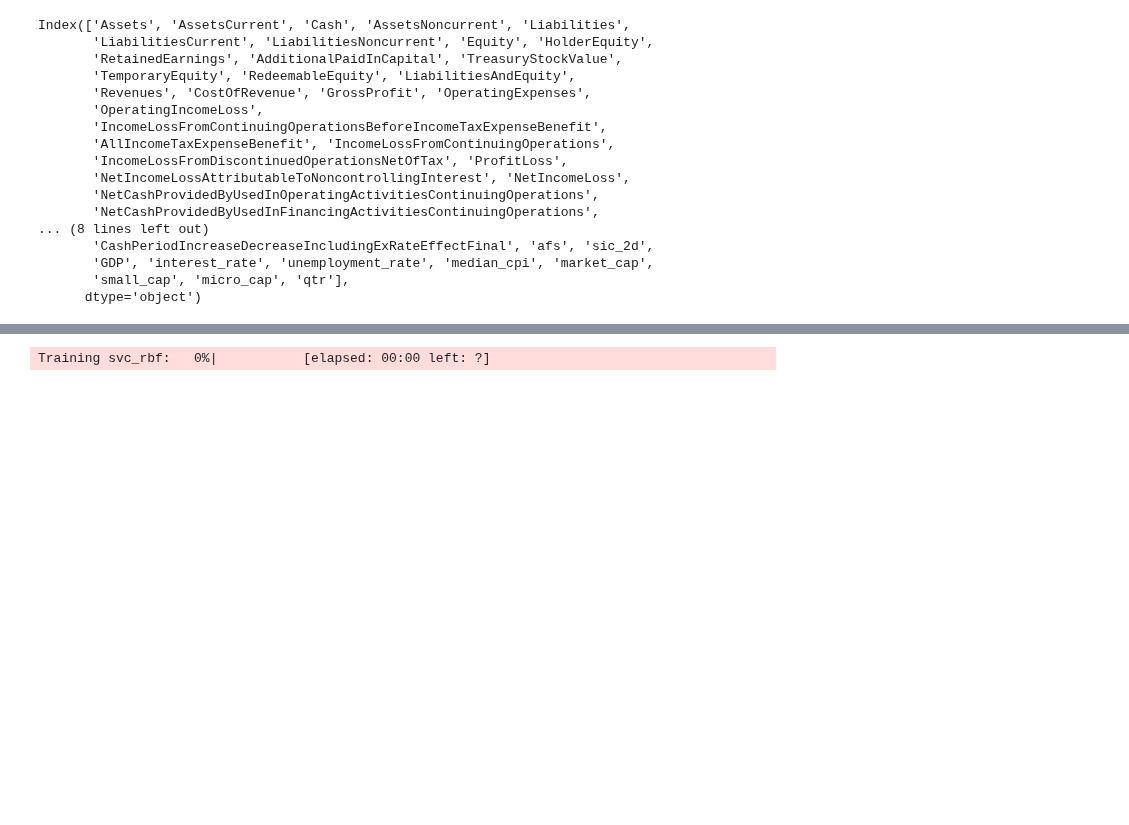
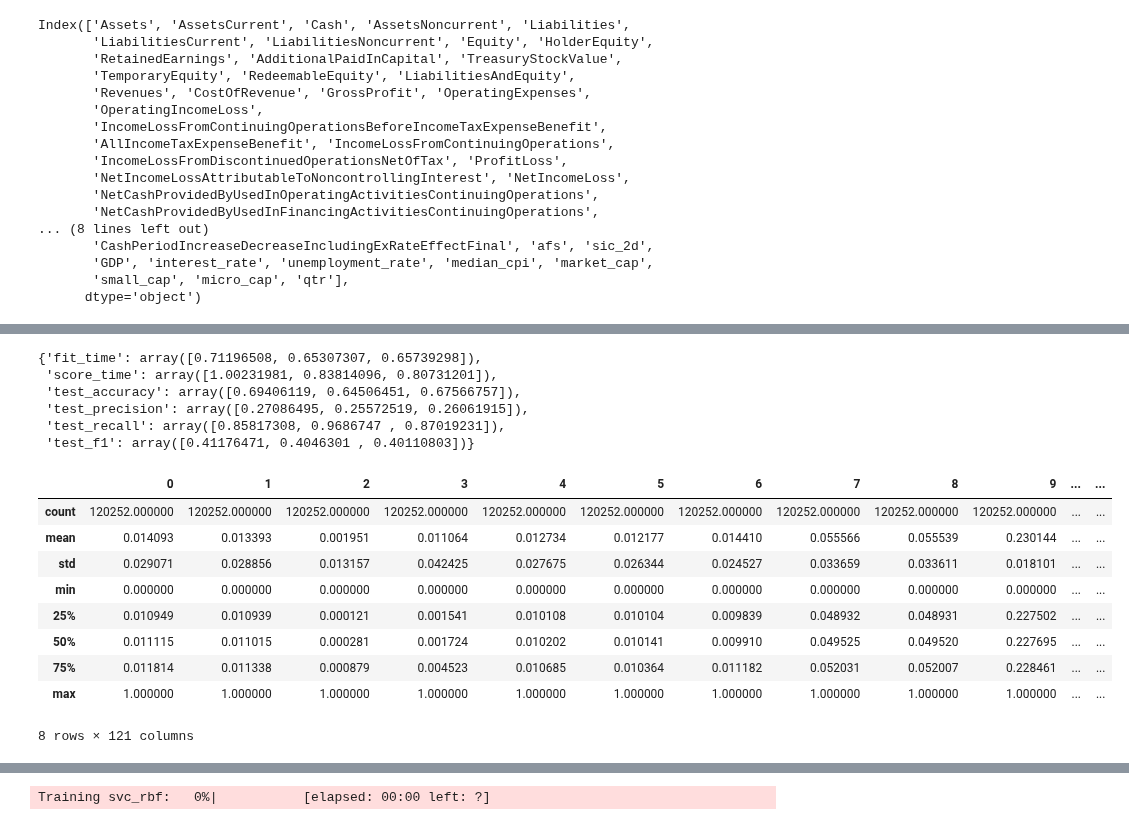
Before and after one commit to cnance09/Small-Cap-Scout, a Jupyter notebook: notebooks/preprocessor_EG_Day6.ipynb, the cells around one changed output, grey strips where cells are left out. Cells and saved outputs as stored; diff of their text form; code cells hidden in the pictures; blank space fills up the shorter version.

```diff
--- a/notebooks/preprocessor_EG_Day6.ipynb
+++ b/notebooks/preprocessor_EG_Day6.ipynb
@@ -516,0 +634,22 @@ Model saved to: ~/models/knn_2024-09-10_23-07-47.pkl
+# %%
+cv_metrics
+# %% [output]
+{'fit_time': array([0.71196508, 0.65307307, 0.65739298]),
+ 'score_time': array([1.00231981, 0.83814096, 0.80731201]),
+ 'test_accuracy': array([0.69406119, 0.64506451, 0.67566757]),
+ 'test_precision': array([0.27086495, 0.25572519, 0.26061915]),
+ 'test_recall': array([0.85817308, 0.9686747 , 0.87019231]),
+ 'test_f1': array([0.41176471, 0.4046301 , 0.40110803])}
+# %%
+pd.DataFrame(X_train_qtr_processed).describe()
+# %% [output]
+|  | 0 | 1 | 2 | 3 | 4 | 5 | 6 | 7 | 8 | 9 | ... | ... |
+| count | 120252.000000 | 120252.000000 | 120252.000000 | 120252.000000 | 120252.000000 | 120252.000000 | 120252.000000 | 120252.000000 | 120252.000000 | 120252.000000 | ... | ... |
+| mean | 0.014093 | 0.013393 | 0.001951 | 0.011064 | 0.012734 | 0.012177 | 0.014410 | 0.055566 | 0.055539 | 0.230144 | ... | ... |
+| std | 0.029071 | 0.028856 | 0.013157 | 0.042425 | 0.027675 | 0.026344 | 0.024527 | 0.033659 | 0.033611 | 0.018101 | ... | ... |
+| min | 0.000000 | 0.000000 | 0.000000 | 0.000000 | 0.000000 | 0.000000 | 0.000000 | 0.000000 | 0.000000 | 0.000000 | ... | ... |
+| 25% | 0.010949 | 0.010939 | 0.000121 | 0.001541 | 0.010108 | 0.010104 | 0.009839 | 0.048932 | 0.048931 | 0.227502 | ... | ... |
+| 50% | 0.011115 | 0.011015 | 0.000281 | 0.001724 | 0.010202 | 0.010141 | 0.009910 | 0.049525 | 0.049520 | 0.227695 | ... | ... |
+| 75% | 0.011814 | 0.011338 | 0.000879 | 0.004523 | 0.010685 | 0.010364 | 0.011182 | 0.052031 | 0.052007 | 0.228461 | ... | ... |
+| max | 1.000000 | 1.000000 | 1.000000 | 1.000000 | 1.000000 | 1.000000 | 1.000000 | 1.000000 | 1.000000 | 1.000000 | ... | ... |
+8 rows × 121 columns
```
Also changed, not shown: parts of 24 cells of this notebook.
